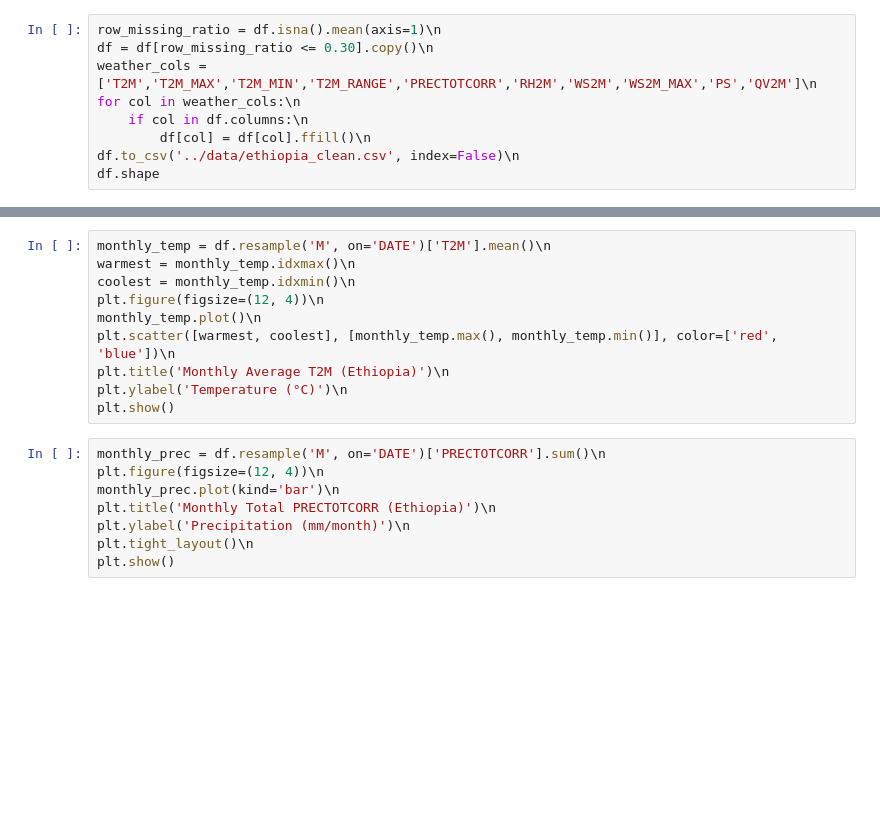
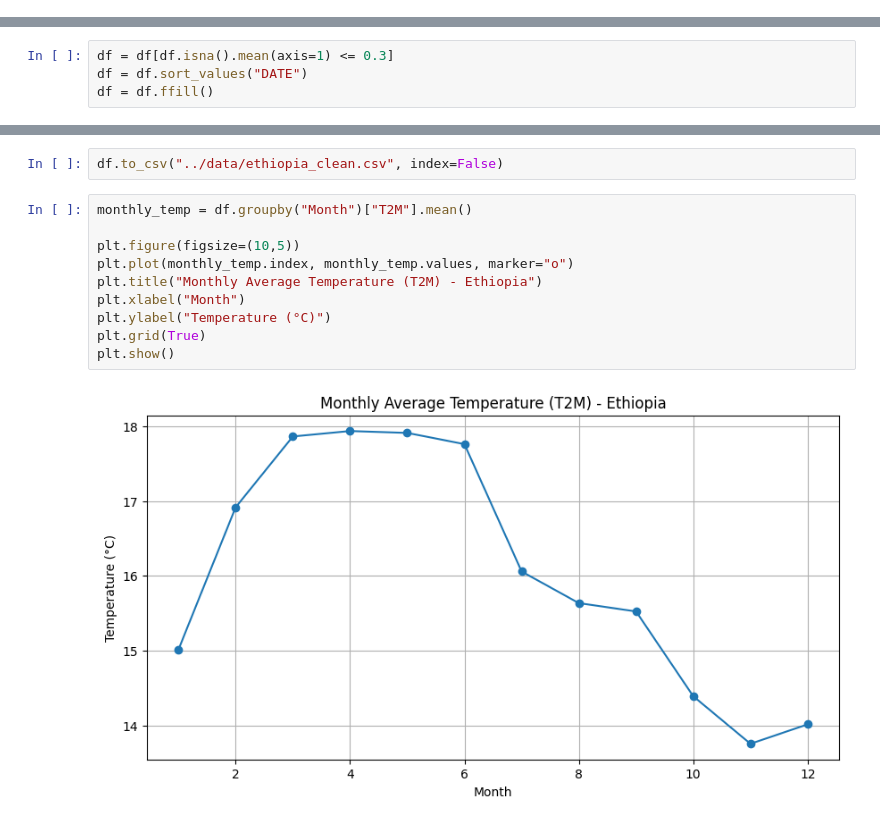
Before and after one commit to Elsa2116/climate-challenge-week0, a Jupyter notebook: notebooks/ethiopia_eda.ipynb, the cells around one changed output, grey strips where cells are left out. Saved outputs shown, nothing was run; the diff lists cells and outputs as text; blank space fills up the shorter version.

```diff
--- a/notebooks/ethiopia_eda.ipynb
+++ b/notebooks/ethiopia_eda.ipynb
@@ -36,9 +23,0 @@ print('Outlier rows (|Z| > 3):', int(outlier_mask.sum()))
-# %%
-row_missing_ratio = df.isna().mean(axis=1)\n
-df = df[row_missing_ratio <= 0.30].copy()\n
-weather_cols = ['T2M','T2M_MAX','T2M_MIN','T2M_RANGE','PRECTOTCORR','RH2M','WS2M','WS2M_MAX','PS','QV2M']\n
-for col in weather_cols:\n
-    if col in df.columns:\n
-        df[col] = df[col].ffill()\n
-df.to_csv('../data/ethiopia_clean.csv', index=False)\n
-df.shape
@@ -44,0 +135,4 @@ df.shape
+# %%
+df = df[df.isna().mean(axis=1) <= 0.3]
+df = df.sort_values("DATE")
+df = df.ffill()
@@ -45,18 +149,14 @@ df.shape
+# %%
+df.to_csv("../data/ethiopia_clean.csv", index=False)
 # %%
-monthly_temp = df.resample('M', on='DATE')['T2M'].mean()\n
-warmest = monthly_temp.idxmax()\n
-coolest = monthly_temp.idxmin()\n
-plt.figure(figsize=(12, 4))\n
-monthly_temp.plot()\n
-plt.scatter([warmest, coolest], [monthly_temp.max(), monthly_temp.min()], color=['red', 'blue'])\n
-plt.title('Monthly Average T2M (Ethiopia)')\n
-plt.ylabel('Temperature (°C)')\n
+monthly_temp = df.groupby("Month")["T2M"].mean()
+
+plt.figure(figsize=(10,5))
+plt.plot(monthly_temp.index, monthly_temp.values, marker="o")
+plt.title("Monthly Average Temperature (T2M) - Ethiopia")
+plt.xlabel("Month")
+plt.ylabel("Temperature (°C)")
+plt.grid(True)
 plt.show()
+# %% [output]
+[figure, added]
-# %%
-monthly_prec = df.resample('M', on='DATE')['PRECTOTCORR'].sum()\n
-plt.figure(figsize=(12, 4))\n
-monthly_prec.plot(kind='bar')\n
-plt.title('Monthly Total PRECTOTCORR (Ethiopia)')\n
-plt.ylabel('Precipitation (mm/month)')\n
-plt.tight_layout()\n
-plt.show()
```
Also changed, not shown: parts of 26 cells of this notebook, 6 other files.
